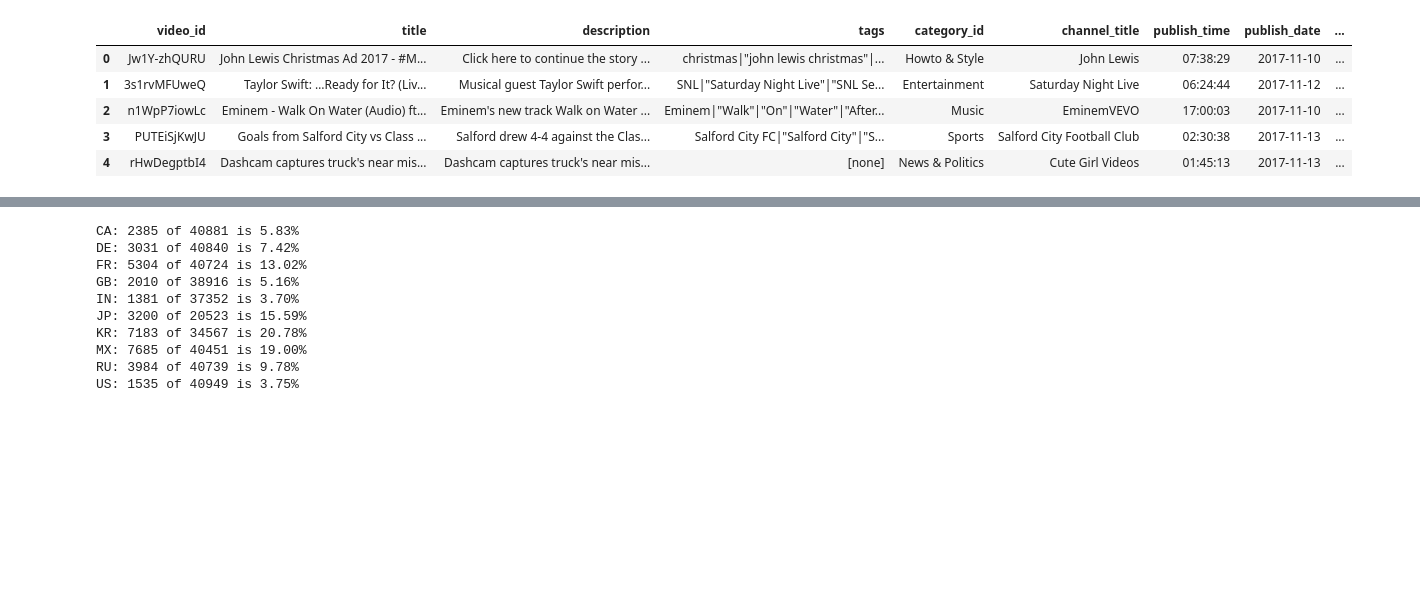
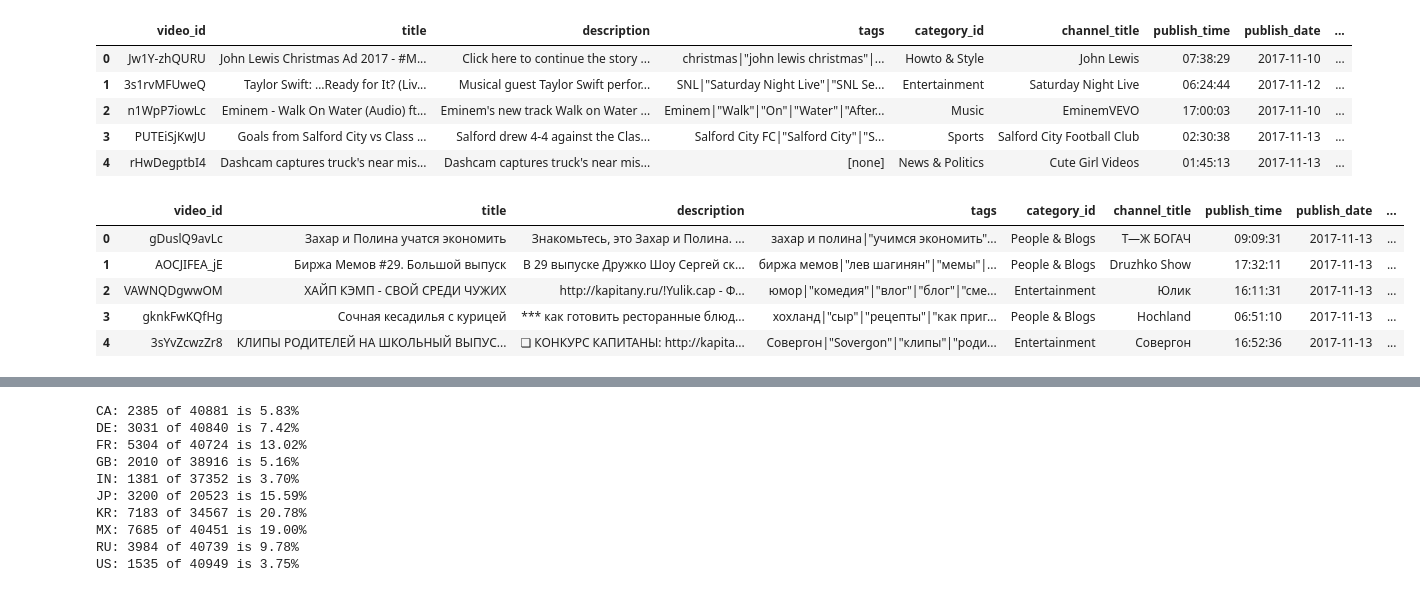
Before and after one commit to YSDA-NN-ML/ML-lab-0, a Jupyter notebook: igor.ipynb, the cells around one changed output, grey strips where cells are left out. Saved outputs shown, nothing was run; the diff lists cells and outputs as text; code cells hidden in the pictures; blank space fills up the shorter version.

```diff
--- a/igor.ipynb
+++ b/igor.ipynb
@@ -94,4 +97,13 @@ dtype: object
 | 2 | n1WpP7iowLc | Eminem - Walk On Water (Audio) ft... | Eminem's new track Walk on Water ... | Eminem|"Walk"|"On"|"Water"|"After... | Music | EminemVEVO | 17:00:03 | 2017-11-10 | ... |
 | 3 | PUTEiSjKwJU | Goals from Salford City vs Class ... | Salford drew 4-4 against the Clas... | Salford City FC|"Salford City"|"S... | Sports | Salford City Football Club | 02:30:38 | 2017-11-13 | ... |
 | 4 | rHwDegptbI4 | Dashcam captures truck's near mis... | Dashcam captures truck's near mis... | [none] | News & Politics | Cute Girl Videos | 01:45:13 | 2017-11-13 | ... |
+# %%
+videos["RU"].head()
+# %% [output]
+|  | video_id | title | description | tags | category_id | channel_title | publish_time | publish_date | ... |
+| 0 | gDuslQ9avLc | Захар и Полина учатся экономить | Знакомьтесь, это Захар и Полина. ... | захар и полина|"учимся экономить"... | People & Blogs | Т—Ж БОГАЧ | 09:09:31 | 2017-11-13 | ... |
+| 1 | AOCJIFEA_jE | Биржа Мемов #29. Большой выпуск | В 29 выпуске Дружко Шоу Сергей ск... | биржа мемов|"лев шагинян"|"мемы"|... | People & Blogs | Druzhko Show | 17:32:11 | 2017-11-13 | ... |
+| 2 | VAWNQDgwwOM | ХАЙП КЭМП - СВОЙ СРЕДИ ЧУЖИХ | http://kapitany.ru/!Yulik.cap - Ф... | юмор|"комедия"|"влог"|"блог"|"сме... | Entertainment | Юлик | 16:11:31 | 2017-11-13 | ... |
+| 3 | gknkFwKQfHg | Сочная кесадилья с курицей | *** как готовить ресторанные блюд... | хохланд|"сыр"|"рецепты"|"как приг... | People & Blogs | Hochland | 06:51:10 | 2017-11-13 | ... |
+| 4 | 3sYvZcwzZr8 | КЛИПЫ РОДИТЕЛЕЙ НА ШКОЛЬНЫЙ ВЫПУС... | ❏ КОНКУРС КАПИТАНЫ: http://kapita... | Совергон|"Sovergon"|"клипы"|"роди... | Entertainment | Совергон | 16:52:36 | 2017-11-13 | ... |
 # %%
```
Also changed, not shown: parts of 4 cells of this notebook.
